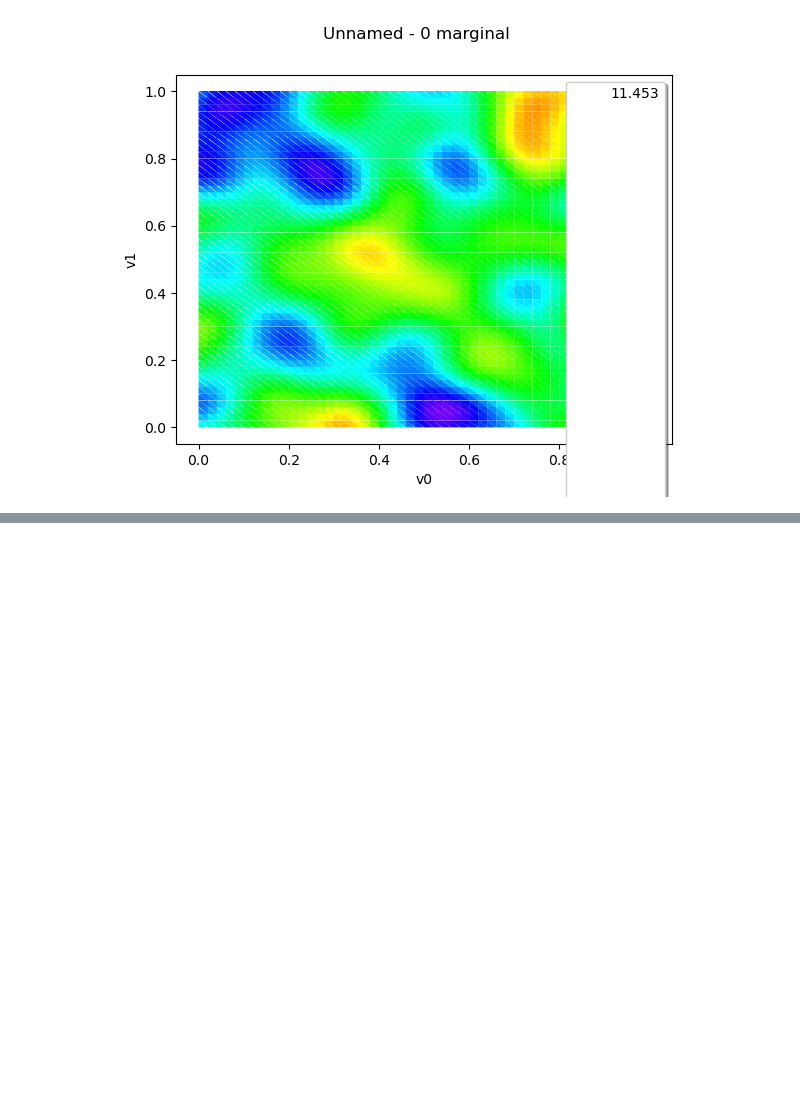
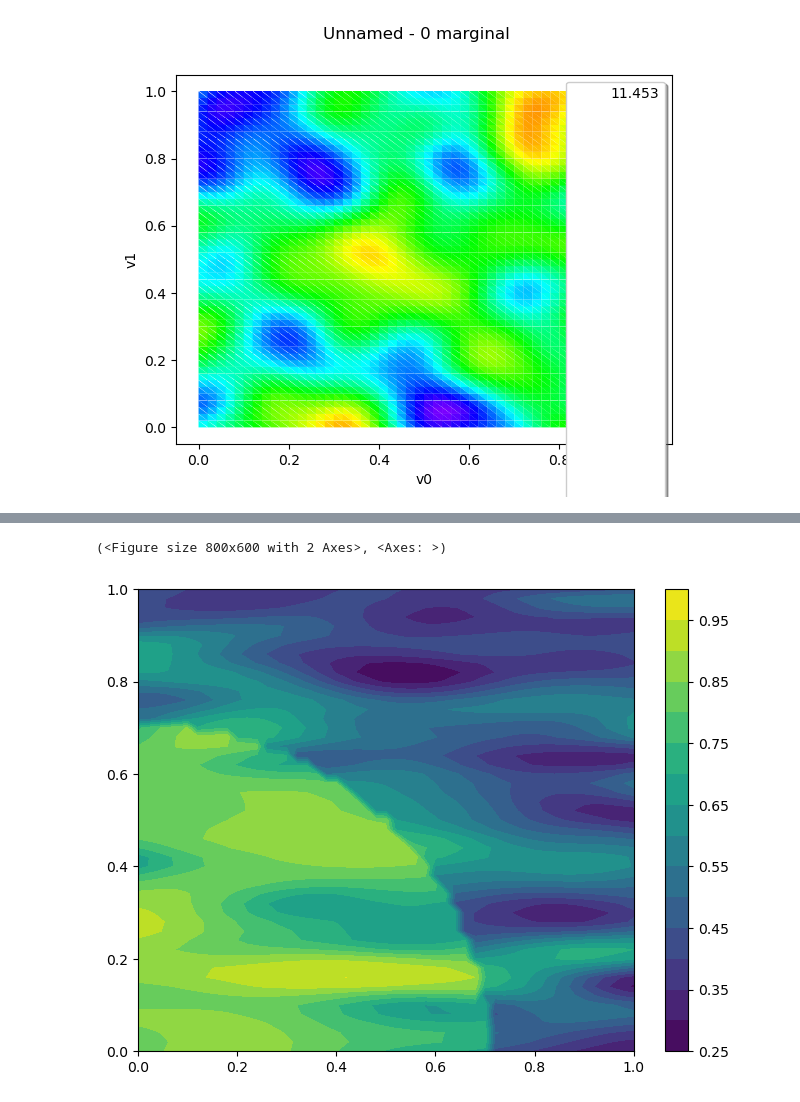
Before and after one commit to IbraSey/phdseydi, a Jupyter notebook: gp.ipynb, the cells around one changed output, grey strips where cells are left out. Cells and saved outputs as stored; diff of their text form; code cells hidden in the pictures; blank space fills up the shorter version.

```diff
--- a/gp.ipynb
+++ b/gp.ipynb
@@ -98,0 +127,26 @@ plot_field(field_f)
+# %%
+# Create mesh
+mesher = ot.IntervalMesher([50, 50])
+mesh = mesher.build(ot.Interval([0.0, 0.0], [1.0, 1.0]))
+
+def tend(X):
+    return [X[0]**2 + X[1]**2 <= 0.5]
+
+f = ot.PythonFunction(2, 1, tend)
+fTrend = ot.TrendTransform(f, mesh)
+
+# Create Gaussian process
+cov = ot.SquaredExponential([0.2, 0.04], [0.5])
+X = ot.GaussianProcess(fTrend ,cov, mesh)
+
+# Create composite process sigmoid ° GP
+sigmoid = ot.SymbolicFunction(['z'], ['1/(1+exp(-z))'])
+field_function = ot.PythonFieldFunction(mesh, 1, mesh, 1, sigmoid)
+process = ot.CompositeProcess(field_function, X)
+
+# Plot a realization of the composite process
+field_f = process.getSample(4)
+plot_field(field_f.getField(0))
+# %% [output]
+(<Figure size 800x600 with 2 Axes>, <Axes: >)
+[figure, added]
```
Also changed, not shown: parts of 3 cells of this notebook.
